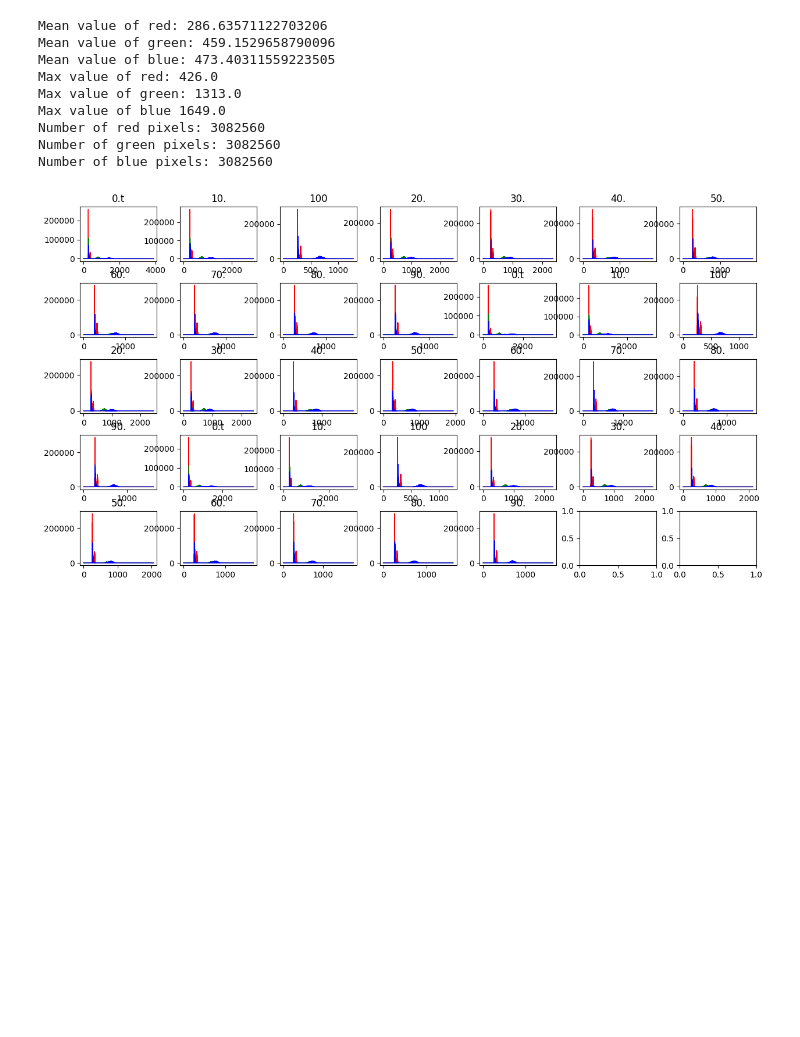
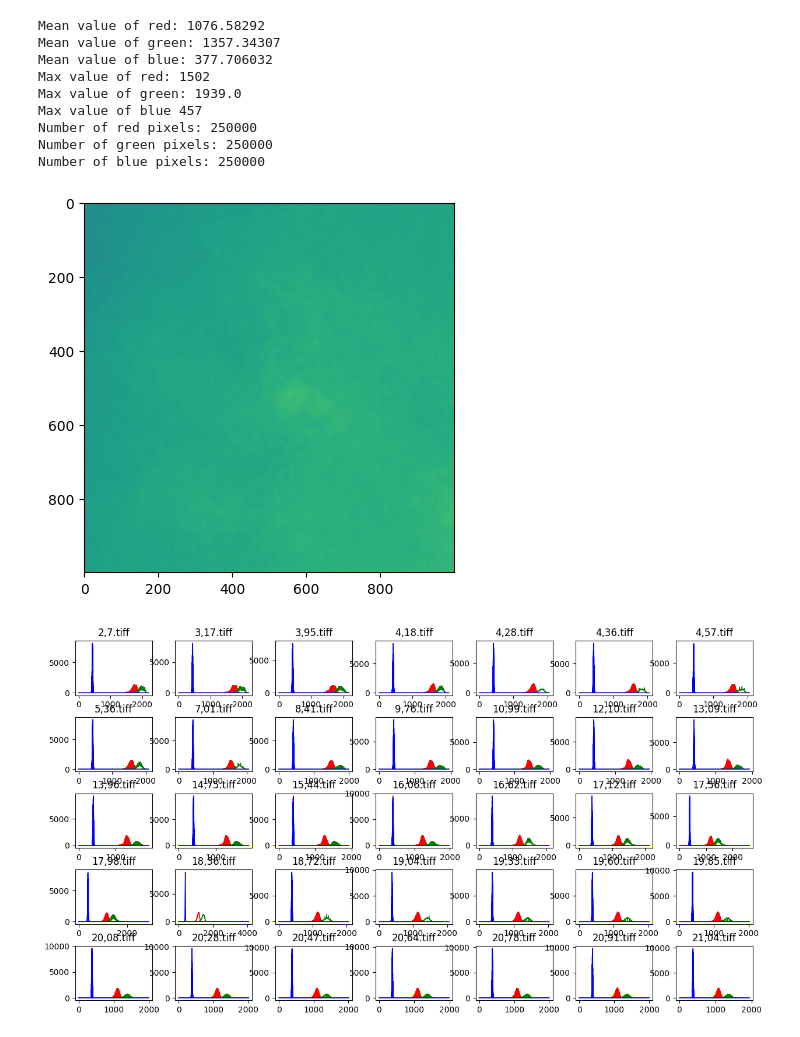
Before and after one commit to MartinReinhard10/In-Situ_Soil_Optode_Data_Processing, a Jupyter notebook: Optode Calibration/Image_checker_and_thresholding.ipynb, the cells around one changed output. Cells and saved outputs as stored; diff of their text form; code cells hidden in the pictures; blank space fills up the shorter version.

```diff
--- a/Optode Calibration/Image_checker_and_thresholding.ipynb
+++ b/Optode Calibration/Image_checker_and_thresholding.ipynb
@@ -6,7 +6,7 @@ from natsort import natsorted
 import matplotlib.pyplot as plt
 # %%
 # Set the path to the input directory
-input_dir = "D:/Calibration_Images/RAW_2023-06-23/"
+input_dir = "D:/Temperature_images/RAW_2023-07-10/"
 
 
 # Get a list of all image files in the input directory
@@ -31,8 +31,8 @@ for i, filename in enumerate(input_files):
     col_idx = i % num_cols
 
     # Display the image in the corresponding subplot
-    axes[row_idx, col_idx].imshow(image)
-    axes[row_idx, col_idx].set_title(filename[24:27])
+    axes[row_idx, col_idx].imshow(image, vmin=256,vmax=4065)
+    axes[row_idx, col_idx].set_title(filename)
     axes[row_idx, col_idx].axis('off')
 
 # Adjust the spacing between subplots
@@ -73,8 +73,8 @@ for i, filename in enumerate(input_files):
     col_idx = i % num_cols
 
     # Display the thresholded image in the corresponding subplot
-    axes[row_idx, col_idx].imshow(thresholded_image, cmap='gray')
-    axes[row_idx, col_idx].set_title(filename[24:27])
+    axes[row_idx, col_idx].imshow(thresholded_image, cmap='gray', vmin=256,vmax=4065)
+    axes[row_idx, col_idx].set_title(filename[15:])
     axes[row_idx, col_idx].axis('off')
 
 # Adjust the spacing between subplots
@@ -94,10 +94,15 @@ for i, filename in enumerate(input_files):
     tifffile.imwrite(output_path, thresholded_images[i])
 # %%
 # Set the path to the directory containing the thresholded images
-thresholded_dir = 'D:/Calibration_data/23_06_2023/Threshold_images/'
+thresholded_dir = 'D:/Temperature_images/RAW_2023-07-10/'
 
 # Get a list of all thresholded image files in the directory
 thresholded_files = [f for f in os.listdir(thresholded_dir) if f.endswith('.tiff')]
+thresholded_files = natsorted(thresholded_files)
+
+test_thresholded_image = tifffile.imread(os.path.join(thresholded_dir,thresholded_files[3]))
+crop_test_thresholded_image = test_thresholded_image[1000:2000,1200:2200]
+plt.imshow(crop_test_thresholded_image)
 
 # Calculate the number of rows and columns for the grid
 num_images = len(thresholded_files)
@@ -112,8 +117,8 @@ for i, filename in enumerate(thresholded_files):
     # Load the thresholded image
     thresholded_image = tifffile.imread(os.path.join(thresholded_dir, filename))
 
-    #thresholded_image = thresholded_image[1000:2000, 2000:3000]
-    #plt.show(thresholded_image)
+    # Set Crop dimension (OPTIONAL)
+    thresholded_image =thresholded_image[1000:2000,1200:2200]
 
     # Replace NaN values with 0
     thresholded_image[np.isnan(thresholded_image)] = 0
@@ -147,41 +152,42 @@ for i, filename in enumerate(thresholded_files):
         axes[i // num_cols, i % num_cols].plot(bin_edges[0:-1], histogram, color='blue', linewidth=1)
 
     # Set the title of the subplot as the filename
-    axes[i // num_cols, i % num_cols].set_title(filename[24:27])
+    axes[i // num_cols, i % num_cols].set_title(filename[15:])
 
 # Adjust the spacing between subplots
 plt.subplots_adjust(hspace=0.4, wspace=0.3)
 
 # Display the grid of histograms and show key values
 
 #Get mean of pixel intensities for each channel
 mean_red = np.mean(red)
 mean_green = np.mean(green)
 mean_blue = np.mean(blue)
 print("Mean value of red:", mean_red)
 print("Mean value of green:", mean_green)
 print("Mean value of blue:", mean_blue)
 #Get MAX pixel intensity for eavh channel
 print("Max value of red:", max_value_red)
 print("Max value of green:", max_value_green)
 print("Max value of blue", max_value_blue)
 # Count number of red and green pixels
 num_red_pixels = np.count_nonzero(red)
 num_green_pixels = np.count_nonzero(green)
 num_blue_pixels =np.count_nonzero(blue)
 print("Number of red pixels:", num_red_pixels)
 print("Number of green pixels:", num_green_pixels)
 print("Number of blue pixels:", num_blue_pixels)
 
 plt.show()
 # %% [output]
-Mean value of red: 286.63571122703206
-Mean value of green: 459.1529658790096
-Mean value of blue: 473.40311559223505
-Max value of red: 426.0
-Max value of green: 1313.0
-Max value of blue 1649.0
-Number of red pixels: 3082560
-Number of green pixels: 3082560
-Number of blue pixels: 3082560
+Mean value of red: 1076.58292
+Mean value of green: 1357.34307
+Mean value of blue: 377.706032
+Max value of red: 1502
+Max value of green: 1939.0
+Max value of blue 457
+Number of red pixels: 250000
+Number of green pixels: 250000
+Number of blue pixels: 250000
-[figure, old version]
+[figure, new version]
+[figure, added]
```
Also changed, not shown: parts of 2 cells of this notebook, 3 other files.
